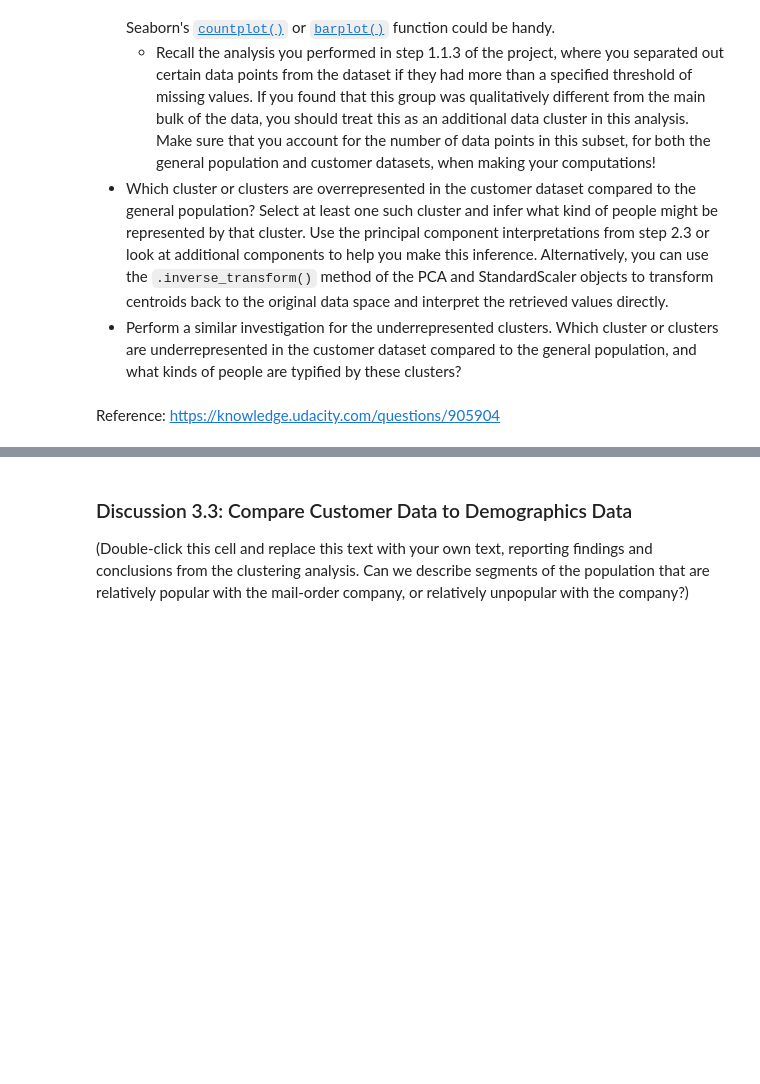
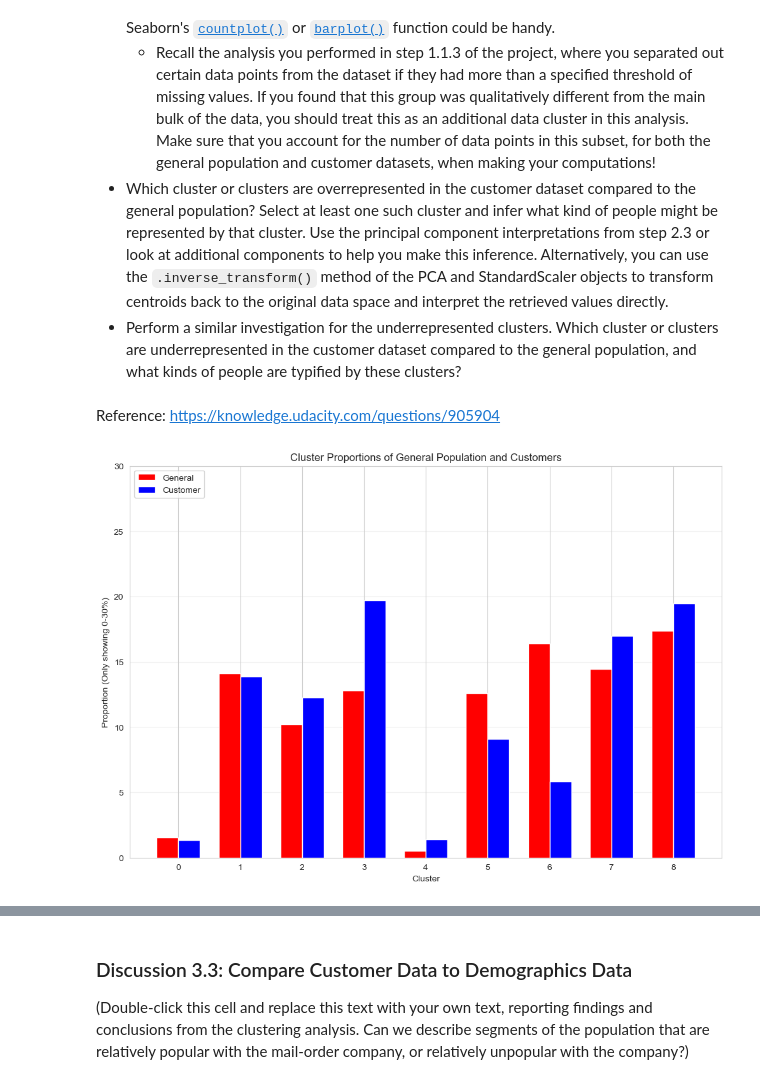
Before and after one commit to kinant/ud-ml-pytorch, a Jupyter notebook: Project 03/identify_customer_segments/Identify_Customer_Segments.ipynb, the cells around one changed output, grey strips where cells are left out. Saved outputs shown, nothing was run; the diff lists cells and outputs as text; code cells hidden in the pictures; blank space fills up the shorter version.

```diff
--- a/Project 03/identify_customer_segments/Identify_Customer_Segments.ipynb
+++ b/Project 03/identify_customer_segments/Identify_Customer_Segments.ipynb
@@ -2196,20 +2402,26 @@ customer_proportions = pd.Series(customer_clusters).value_counts(normalize=True)
 # %%
 # Plot
 width = 0.35
 cluster_indexes = np.arange(0, len(np.unique(population_clusters).tolist()))
 
-plt.bar(cluster_indexes - width/2, population_proportions, width, color='r', label='General')
-plt.bar(cluster_indexes + width/2, customer_proportions, width,  color='b' , label='Customer')
+plt.figure(figsize=(12, 8))
+plt.bar(cluster_indexes - width/2, population_proportions * 100, width, color='r', label='General')
+plt.bar(cluster_indexes + width/2, customer_proportions * 100, width,  color='b' , label='Customer')
 
 plt.xlabel('Cluster')
-plt.ylabel('Proportion')
+plt.ylabel('Proportion (Only showing 0-30%)')
 
 plt.title('Cluster Proportions of General Population and Customers')
 
 plt.xticks(cluster_indexes, np.unique(population_clusters).tolist())
 plt.legend(loc='upper left')
 
-plt.grid()
+plt.yticks(np.arange(0, 31, 5))
+
+plt.grid(True, alpha=0.3, axis='y')
+
 plt.show()
+# %% [output]
+[figure, added]
 # %%
 # Plot 2: Difference (Customer % - Population %)
```
Also changed, not shown: parts of 39 cells of this notebook.
